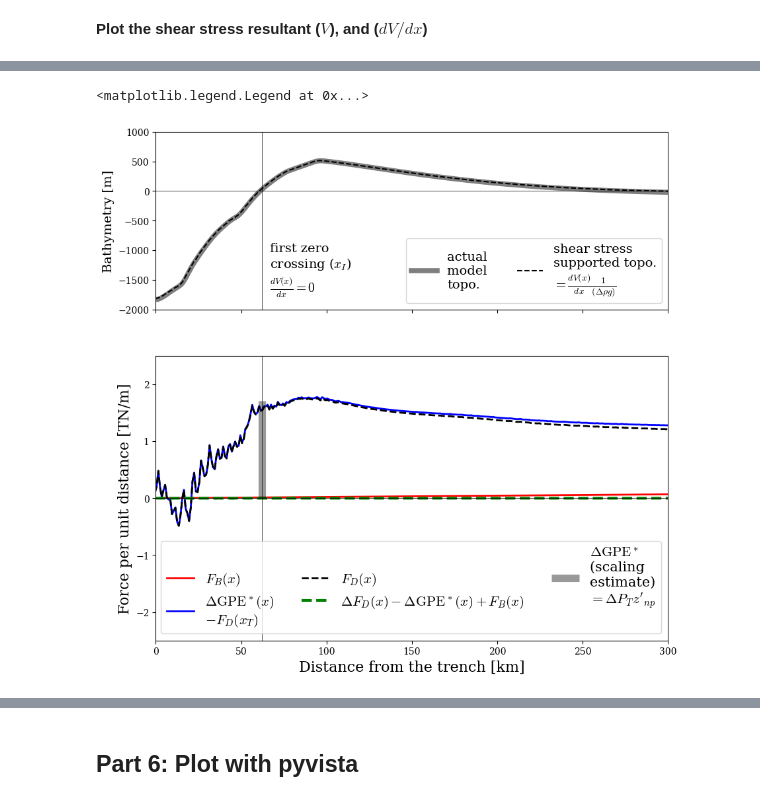
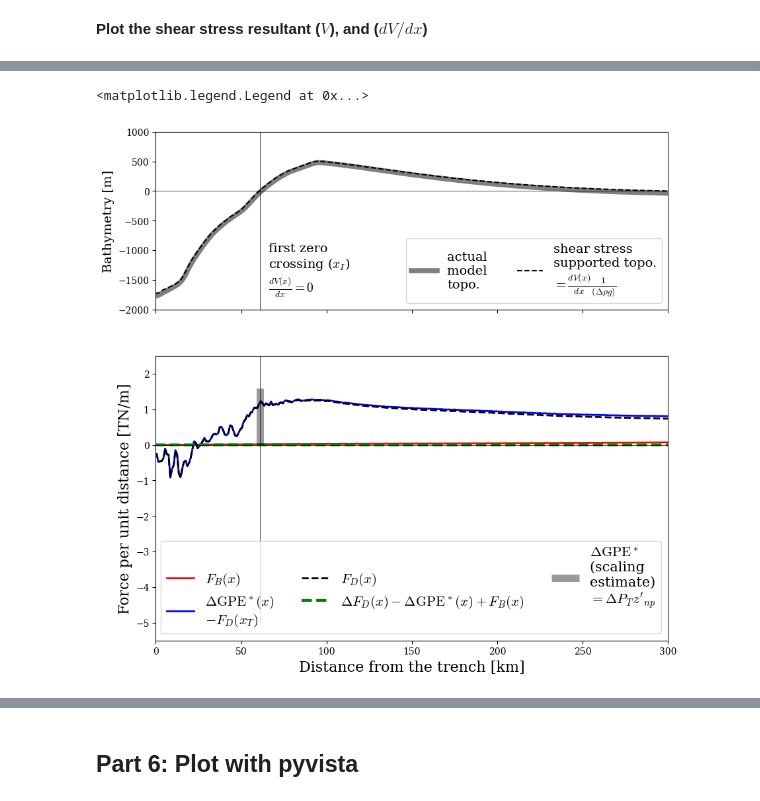
Before and after one commit to dansand/trench_pull_force, a Jupyter notebook: postprocessing_notebooks/single_step_analysis.ipynb, the cells around one changed output, grey strips where cells are left out. Saved outputs shown, nothing was run; the diff lists cells and outputs as text; code cells hidden in the pictures.

```diff
--- a/postprocessing_notebooks/single_step_analysis.ipynb
+++ b/postprocessing_notebooks/single_step_analysis.ipynb
@@ -126,7 +129,7 @@ File index: 27, Time step: 10.9 Myrs
 File index: 28, Time step: 11.3 Myrs
 # %%
 #choose file index number to analyse, which corresponds to the model time show above
-file_index_number = 13
+file_index_number = 15
 
 
 h5file   = h5py.File(h5_fnames[file_index_number], 'r')
@@ -528,35 +543,35 @@ ax2.plot(  1e-3*(cxpts - tloc)[:],
 ax2.plot(  1e-3*(cxpts - tloc)[:],
 
          #equation 3
          del_FD_x - del_GPE_x + FB_x,
          c= 'g', ls = '--', lw = 3, label = r'$\Delta F_{D}(x) - \Delta \mathrm{GPE}^*(x) + F_B(x)$' )
 
 
 #the estimated magnityde of the \Delta GPE^* based on the scaling relationship
 ax2.vlines(1e-3*(xi_loc - tloc), 0,  gpe_est*1e-12,
            color='k', lw=8, alpha= 0.4, label = r'$\Delta \mathrm{GPE}^*$' + '\n(scaling \nestimate)\n'
           + r"$=\Delta P_T z'_{np}$")
 
 ax2.set_xlabel('Distance from the trench [km]', fontsize=16)
 ax2.set_ylabel('Force per unit distance [TN/m]', fontsize=16)
 
 
 ax2.hlines(0, -100, 1e-3*(vxpts.max() - tloc), color='k', lw=0.5)
 ax2.vlines(0, -5, 5, color='k', lw=0.5)
 ax2.vlines(1e-3*(xi_loc - tloc), -5, 5, color='k', lw=0.5)
 
-ax2.set_ylim(-2.5, 2.5)
+ax2.set_ylim(-5.5, 2.5)
 ax2.set_xlim(0, 300)
 
 ax2.legend(loc=4, fontsize=15, ncols=3)
 
 #ax2.vlines(5, -5, 5, color='k', lw=0.5)
 
 
 #fig.savefig('./figures/force_balance.png', dpi=100, facecolor='white', bbox_inches='tight')
 # %% [output]
 <matplotlib.legend.Legend at 0x...>
-[figure, old version]
+[figure, new version]
 # %% [markdown]
 **comments**
 
```
Also changed, not shown: parts of 20 cells of this notebook, 4 other files.
